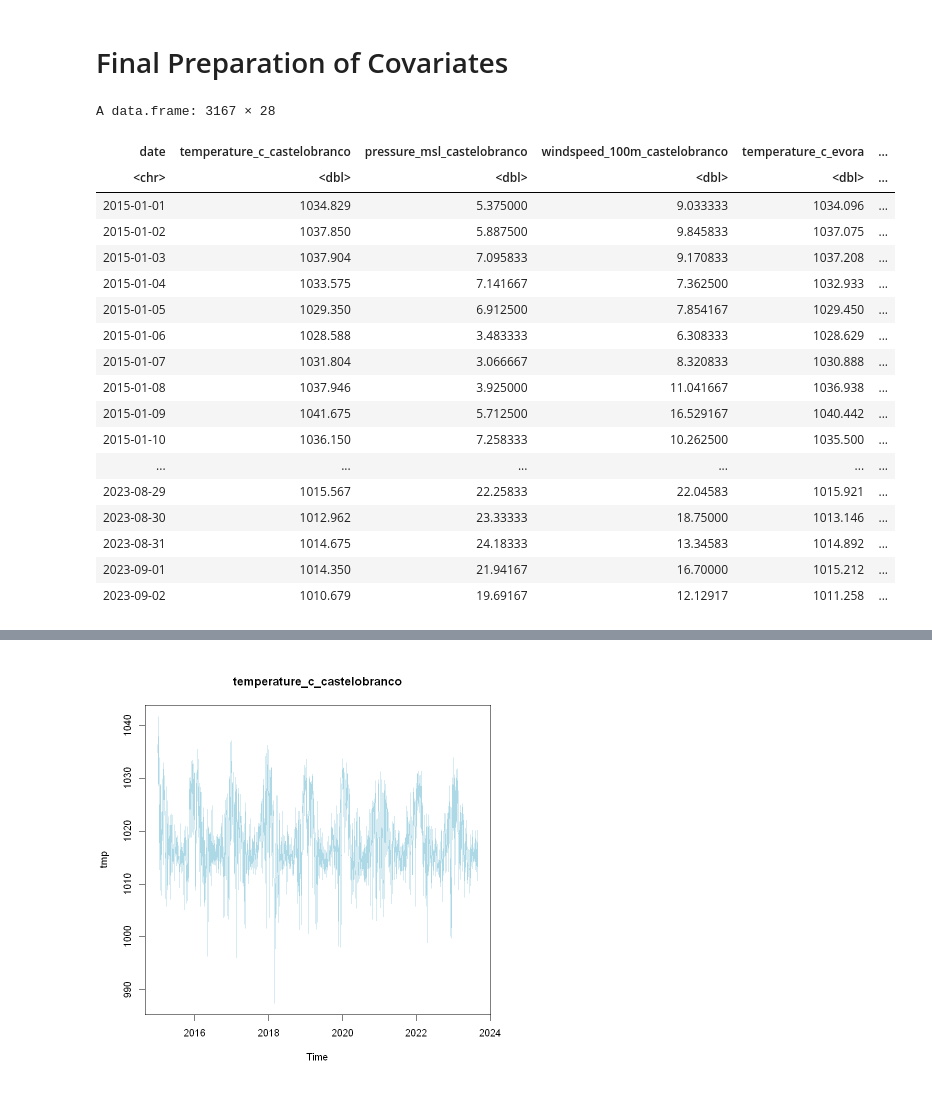
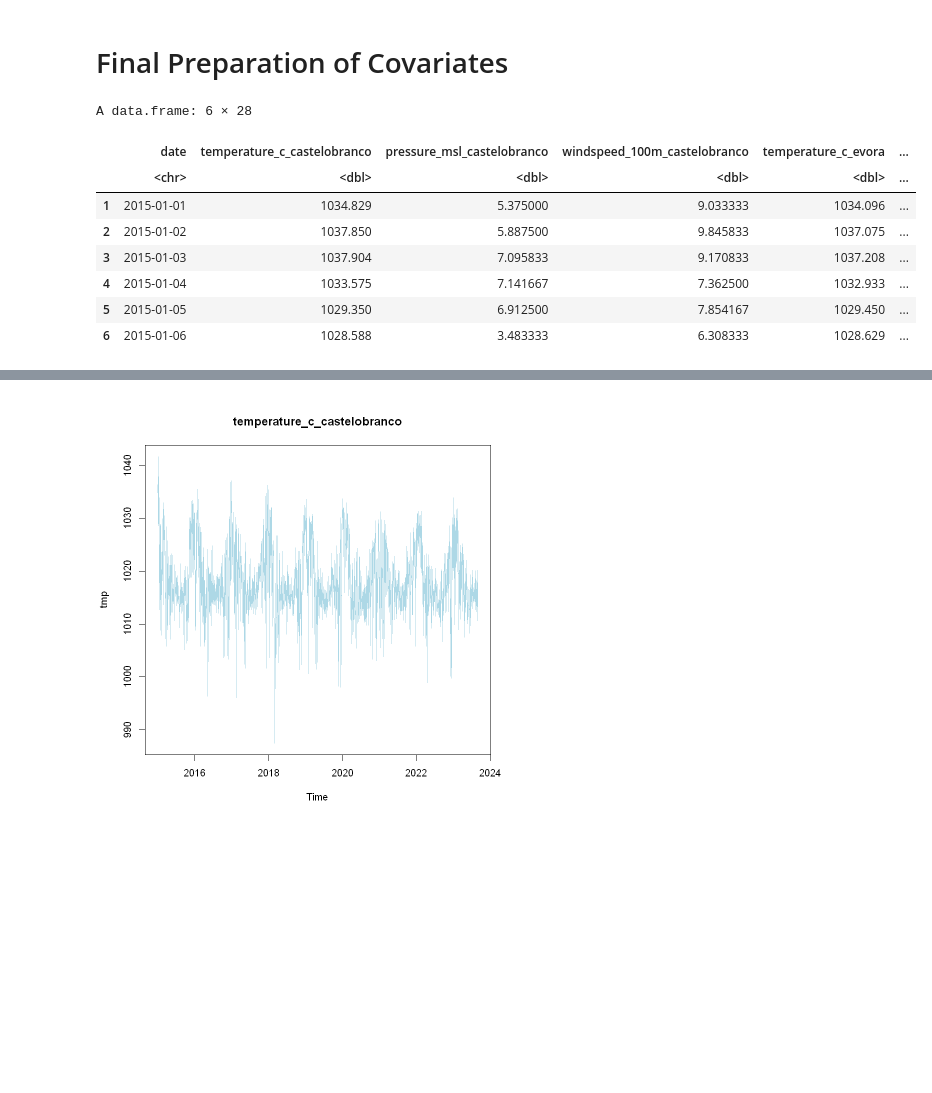
Before and after one commit to gallomaria/PortugalWindEnergyProductionForecast, a Jupyter notebook: prepare_covariates.ipynb, the cells around one changed output, grey strips where cells are left out. Saved outputs shown, nothing was run; the diff lists cells and outputs as text; code cells hidden in the pictures; blank space fills up the shorter version.

```diff
--- a/prepare_covariates.ipynb
+++ b/prepare_covariates.ipynb
@@ -9,25 +9,15 @@ folder = getwd()
 weather <- read.csv(file.path(folder, "data/weather/observed_data_2015_2023/final/weather_final.csv"))
 capacity <-read.csv(file.path(folder, "data/installed_capacity/final/intalled_capacity.csv"))
 # %%
-weather
+head(weather)
 # %% [output]
-A data.frame: 3167 × 28
+A data.frame: 6 × 28
-| date | temperature_c_castelobranco | pressure_msl_castelobranco | windspeed_100m_castelobranco | temperature_c_evora | ... |
-| <chr> | <dbl> | <dbl> | <dbl> | <dbl> | ... |
-| 2015-01-01 | 1034.829 | 5.375000 | 9.033333 | 1034.096 | ... |
-| 2015-01-02 | 1037.850 | 5.887500 | 9.845833 | 1037.075 | ... |
-| 2015-01-03 | 1037.904 | 7.095833 | 9.170833 | 1037.208 | ... |
-| 2015-01-04 | 1033.575 | 7.141667 | 7.362500 | 1032.933 | ... |
-| 2015-01-05 | 1029.350 | 6.912500 | 7.854167 | 1029.450 | ... |
-| 2015-01-06 | 1028.588 | 3.483333 | 6.308333 | 1028.629 | ... |
-| 2015-01-07 | 1031.804 | 3.066667 | 8.320833 | 1030.888 | ... |
-| 2015-01-08 | 1037.946 | 3.925000 | 11.041667 | 1036.938 | ... |
-| 2015-01-09 | 1041.675 | 5.712500 | 16.529167 | 1040.442 | ... |
-| 2015-01-10 | 1036.150 | 7.258333 | 10.262500 | 1035.500 | ... |
-| ... | ... | ... | ... | ... | ... |
-| 2023-08-29 | 1015.567 | 22.25833 | 22.04583 | 1015.921 | ... |
-| 2023-08-30 | 1012.962 | 23.33333 | 18.75000 | 1013.146 | ... |
-| 2023-08-31 | 1014.675 | 24.18333 | 13.34583 | 1014.892 | ... |
-| 2023-09-01 | 1014.350 | 21.94167 | 16.70000 | 1015.212 | ... |
-| 2023-09-02 | 1010.679 | 19.69167 | 12.12917 | 1011.258 | ... |
+|  | date | temperature_c_castelobranco | pressure_msl_castelobranco | windspeed_100m_castelobranco | temperature_c_evora | ... |
+|  | <chr> | <dbl> | <dbl> | <dbl> | <dbl> | ... |
+| 1 | 2015-01-01 | 1034.829 | 5.375000 | 9.033333 | 1034.096 | ... |
+| 2 | 2015-01-02 | 1037.850 | 5.887500 | 9.845833 | 1037.075 | ... |
+| 3 | 2015-01-03 | 1037.904 | 7.095833 | 9.170833 | 1037.208 | ... |
+| 4 | 2015-01-04 | 1033.575 | 7.141667 | 7.362500 | 1032.933 | ... |
+| 5 | 2015-01-05 | 1029.350 | 6.912500 | 7.854167 | 1029.450 | ... |
+| 6 | 2015-01-06 | 1028.588 | 3.483333 | 6.308333 | 1028.629 | ... |
 # %%
```
Also changed, not shown: parts of 1 cell of this notebook.
